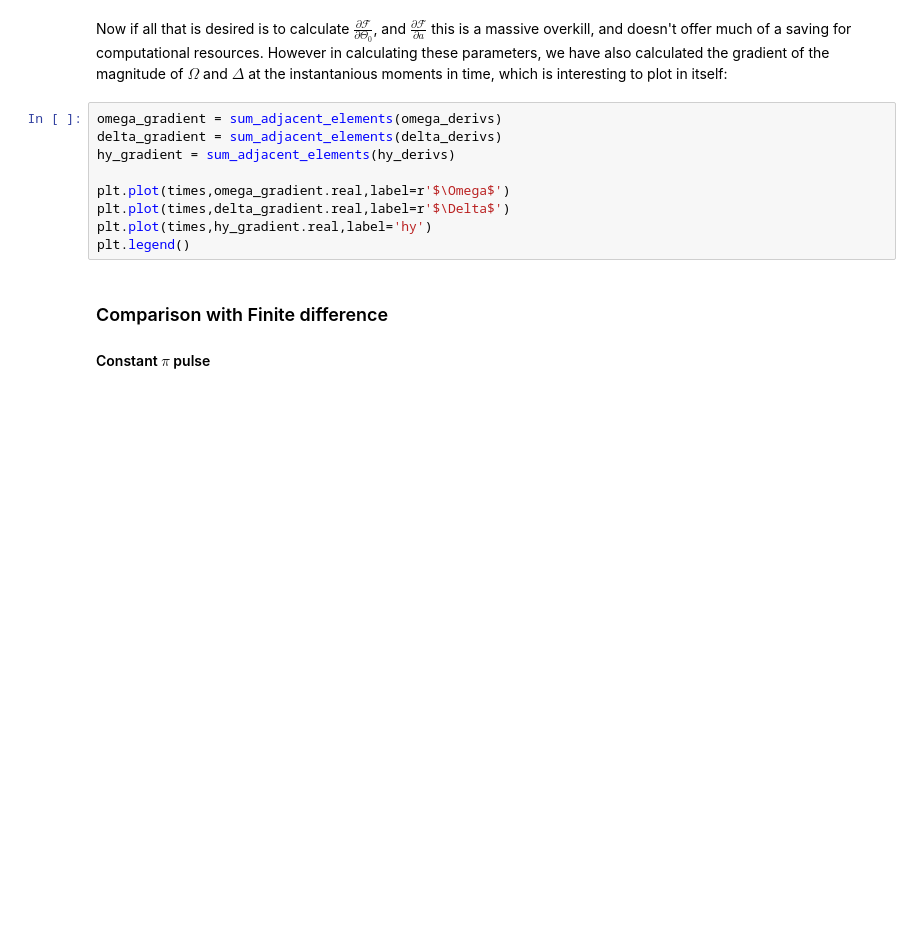
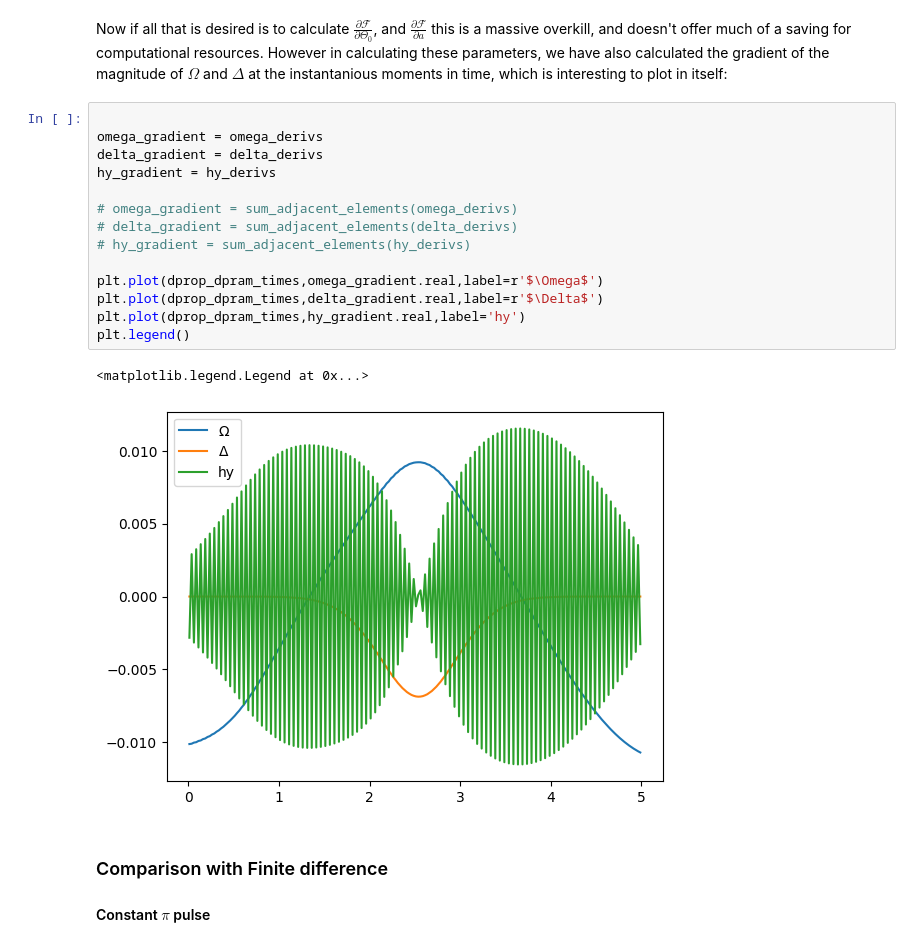
Before and after one commit to ebutler414/OQuPy, a Jupyter notebook: tutorials/gradients_introduction.ipynb, the cells around one changed output. Drawn from its saved outputs; the diff is of its cells as text; blank space fills up the shorter version.

```diff
--- a/tutorials/gradients_introduction.ipynb
+++ b/tutorials/gradients_introduction.ipynb
@@ -650,14 +734,22 @@ print('a = {}'.format(dF_da))
 # %% [markdown]
 Now if all that is desired is to calculate $\frac{\partial\mathcal{F}}{\partial\Theta_0}$, and $\frac{\partial\mathcal{F}}{\partial a}$ this is a massive overkill, and doesn't offer much of a saving for computational resources. However in calculating these parameters, we have also calculated the gradient of the magnitude of $\Omega$ and $\Delta$ at the instantanious moments in time, which is interesting to plot in itself:
 # %%
-omega_gradient = sum_adjacent_elements(omega_derivs)
-delta_gradient = sum_adjacent_elements(delta_derivs)
-hy_gradient = sum_adjacent_elements(hy_derivs)
 
-plt.plot(times,omega_gradient.real,label=r'$\Omega$')
-plt.plot(times,delta_gradient.real,label=r'$\Delta$')
-plt.plot(times,hy_gradient.real,label='hy')
+omega_gradient = omega_derivs
+delta_gradient = delta_derivs
+hy_gradient = hy_derivs
+
+# omega_gradient = sum_adjacent_elements(omega_derivs)
+# delta_gradient = sum_adjacent_elements(delta_derivs)
+# hy_gradient = sum_adjacent_elements(hy_derivs)
+
+plt.plot(dprop_dpram_times,omega_gradient.real,label=r'$\Omega$')
+plt.plot(dprop_dpram_times,delta_gradient.real,label=r'$\Delta$')
+plt.plot(dprop_dpram_times,hy_gradient.real,label='hy')
 plt.legend()
+# %% [output]
+<matplotlib.legend.Legend at 0x...>
+[figure, added]
 # %% [markdown]
 ### Comparison with Finite difference
 
```
Also changed, not shown: parts of 14 cells of this notebook, 1 other file.
